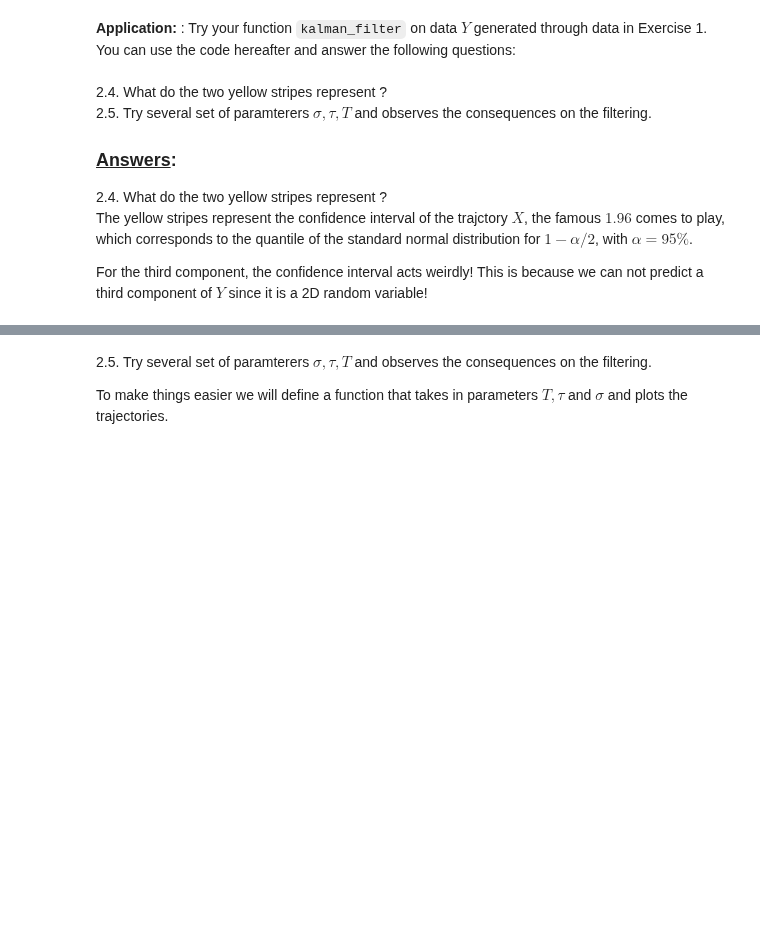
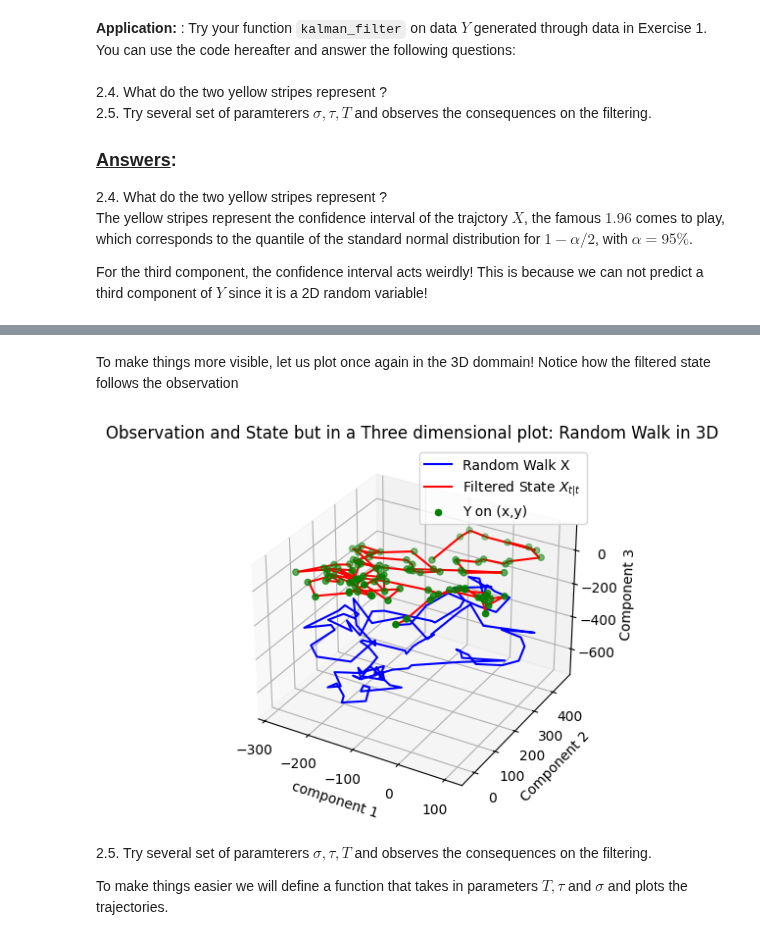
Before and after one commit to KHOUTAIBI/TSIA-TP, a Jupyter notebook: Time-Series-2/Kalman_Practice-Session.ipynb, the cells around one changed output, grey strips where cells are left out. Cells and saved outputs as stored; diff of their text form; code cells hidden in the pictures; blank space fills up the shorter version.

```diff
--- a/Time-Series-2/Kalman_Practice-Session.ipynb
+++ b/Time-Series-2/Kalman_Practice-Session.ipynb
@@ -369,3 +369,22 @@ plt.show()
+# %% [markdown]
+To make things more visible, let us plot once again in the 3D dommain! Notice how the filtered state follows the observation
+# %%
+# Plotting in 3d once more
+fig = plt.figure()
+ax = plt.axes(projection='3d')
+
+# PLotting the satate, the filtered state and the observation
+ax.plot3D(X[:, 0], X[:, 1], X[:, 2], color='blue',label='Random Walk X')
+ax.plot3D(M[:,0],M[:,1],M[:, 2],color='red',label='Filtered State $X_{t|t}$')
+ax.scatter(Y[:,0],Y[:,1],0,color='green',label='Y on (x,y)')
+ax.set_xlabel("component 1")
+ax.set_ylabel("Component 2")
+ax.set_zlabel("Component 3")
+plt.legend()
+plt.title("Observation and State but in a Three dimensional plot: Random Walk in 3D")
+plt.show()
+# %% [output]
+[figure, added]
 # %% [markdown]
 2.5. Try several set of paramterers $\sigma, \tau, T$ and observes the consequences on the filtering.
 
```
Also changed, not shown: parts of 12 cells of this notebook.
